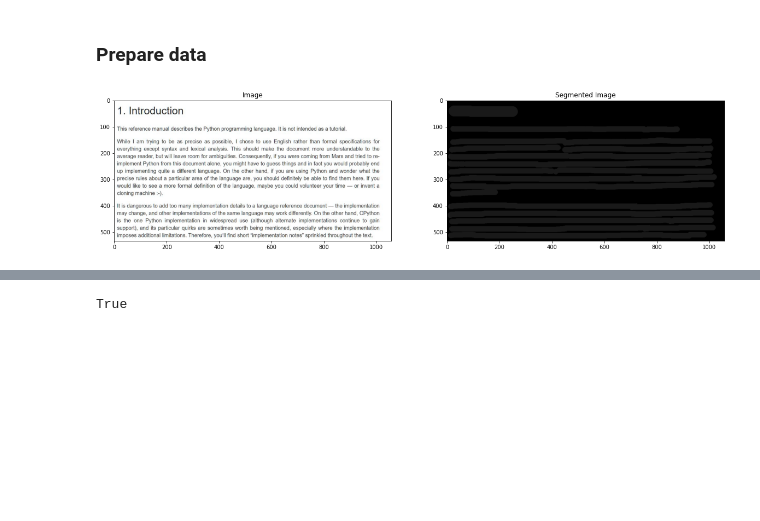
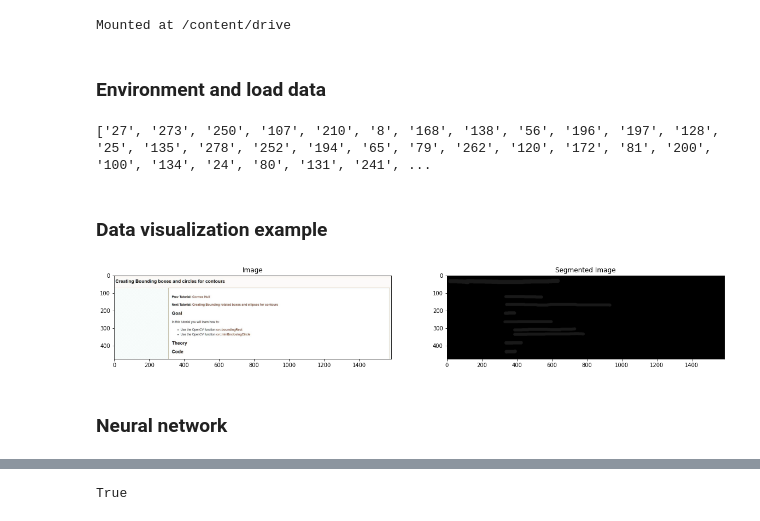
Before and after one commit to baluszynski/OCR, a Jupyter notebook: line_detection_model.ipynb, the cells around one changed output, grey strips where cells are left out. Saved outputs shown, nothing was run; the diff lists cells and outputs as text; code cells hidden in the pictures; blank space fills up the shorter version.

```diff
--- a/line_detection_model.ipynb
+++ b/line_detection_model.ipynb
@@ -1,21 +21,27 @@
+# %%
+from google.colab import drive
+drive.mount('/content/drive')
+# %% [output]
+Mounted at /content/drive
 # %% [markdown]
-### Prepare data
+### Environment and load data
 # %%
-#Importing required libraries.
+# import libraries
 import numpy as np
 import matplotlib.pyplot as plt
 import cv2
 import os
-from tensorflow.keras.layers import Conv2D, MaxPooling2D, Activation, Conv2DTranspose, Input, Add, UpSampling2D, Dropout, concatenate
-# from tensorflow.keras.layers import *
+from tensorflow.keras.layers import Conv2D, MaxPooling2D, Dropout, Input, concatenate, UpSampling2D #, Activation,Conv2DTranspose,,Add,UpSampling2D,concatenate
 from tensorflow.keras.models import Model
 from tensorflow.keras.optimizers import Adam
+from tensorflow.keras.callbacks import ModelCheckpoint
 import random
+import pandas as pd
 
-# test data
-image_list = os.listdir("PageSegData\\PageImg\\")
+# load data
+image_list = os.listdir("/content/PageSegData/PageImg/")
 image_list = [filename.split(".")[0] for filename in image_list]
-
+print(image_list)
 def visualize(img, seg_img):
     """
     Visualizes image
@@ -36,7 +62,6 @@ def get_segmented_img(img, n_classes):
     seg_labels = np.zeros((512, 512, 1))
     img = cv2.resize(img, (512, 512))
     img = img[:,:,0]
-    # cl_list=[0,24]
     seg_labels[:,:,0] = (img != 0).astype(int)
     return seg_labels
 
@@ -45,29 +70,34 @@ def preprocess_img(img):
     return img
 
 def batch_generator(filelist, n_classes, batch_size):
-  while True:
-    X=[]
-    Y=[]
-    for i in range(batch_size):
-      fn = random.choice(filelist)
-      img = cv2.imread(f"PageSegData\\PageImg\\{fn}.JPG", 0)
-      ret, img = cv2.threshold(img, 150, 255, cv2.THRESH_BINARY_INV)
-      img = cv2.resize(img, (512,512))
-      img = np.expand_dims(img, axis = -1)
-      #img = np.stack((img,)*3, axis=-1)
-      img = img / 255
+    while True:
+        X=[]
+        Y=[]
+        for i in range(batch_size):
+            fn = random.choice(filelist)
+            img = cv2.imread(f"/content/PageSegData/PageImg/{fn}.JPG", 0)
+            ret, img = cv2.threshold(img, 150, 255, cv2.THRESH_BINARY_INV)
+            img = cv2.resize(img, (512,512))
+            img = np.expand_dims(img, axis = -1)
+            img = img / 255
 
-      seg = cv2.imread(f"PageSegData\\PageSeg\\{fn}_mask.png", 1)
-      seg = get_segmented_img(seg, n_classes)
+            seg = cv2.imread(f"/content/PageSegData/PageSeg/{fn}_mask.png", 1)
+            seg = get_segmented_img(seg, n_classes)
 
-      X.append(img)
-      Y.append(seg)
-    yield np.array(X), np.array(Y)
+            X.append(img)
+            Y.append(seg)
+        yield np.array(X), np.array(Y)
+# %% [output]
+['27', '273', '250', '107', '210', '8', '168', '138', '56', '196', '197', '128', '25', '135', '278', '252', '194', '65', '79', '262', '120', '172', '81', '200', '100', '134', '24', '80', '131', '241', ...
+# %% [markdown]
+### Data visualization example
 # %%
-img=cv2.imread("PageSegData\\PageImg\\" + image_list[0] + ".JPG", 1)
-seg=cv2.imread("PageSegData\\PageSeg\\" + image_list[0] + "_mask.png", 1 )
+img = cv2.imread("/content/PageSegData/PageImg/" + str(image_list[0]) + ".JPG", 1)
+seg = cv2.imread("/content/PageSegData/PageSeg/" + str(image_list[0]) + "_mask.png", 1)
 
-visualize(img,seg)
+visualize(img, seg)
 # %% [output]
-[figure, old version]
+[figure, new version]
+# %% [markdown]
+### Neural network
 # %%
```
Also changed, not shown: parts of 16 cells of this notebook, 1 other file.
